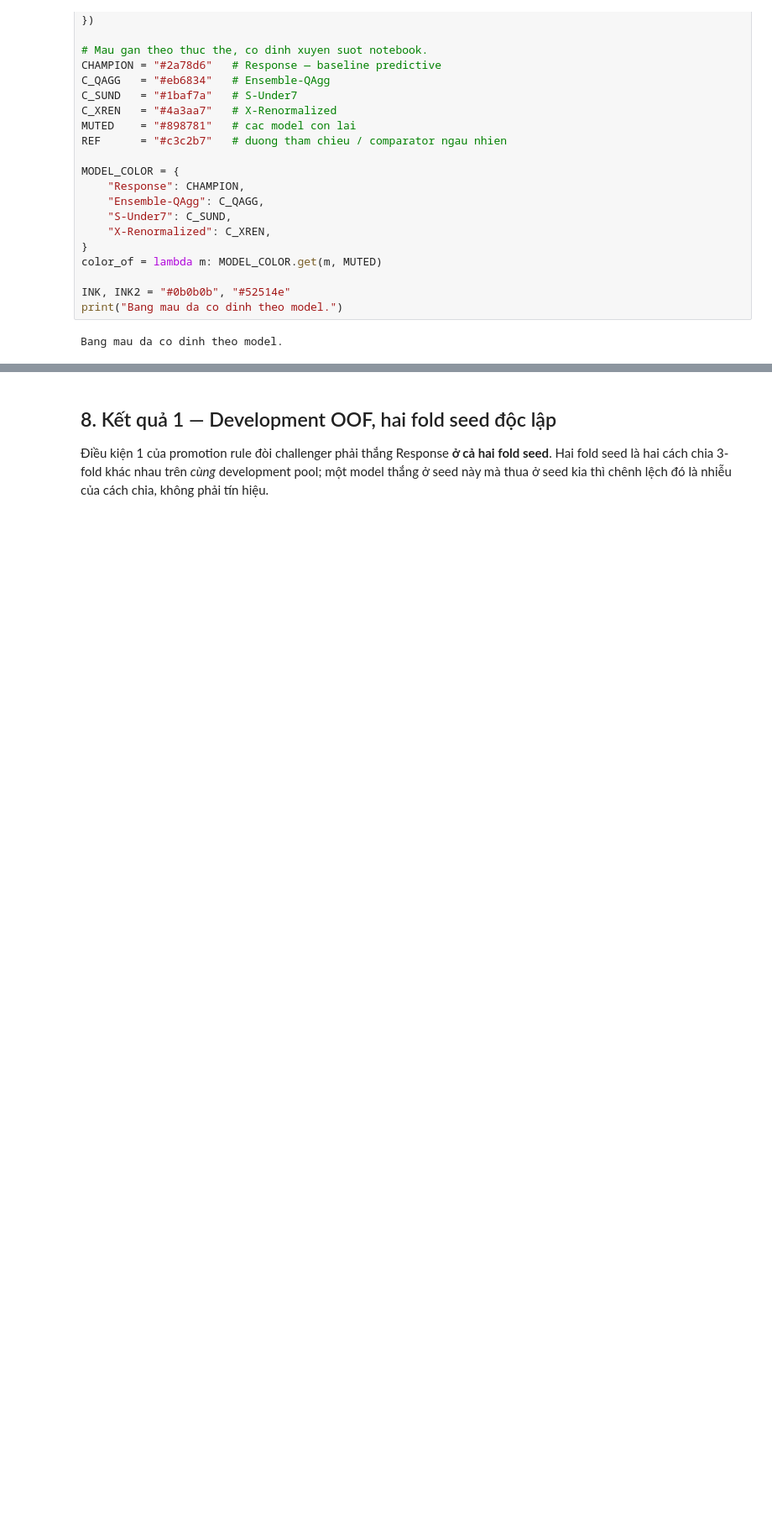
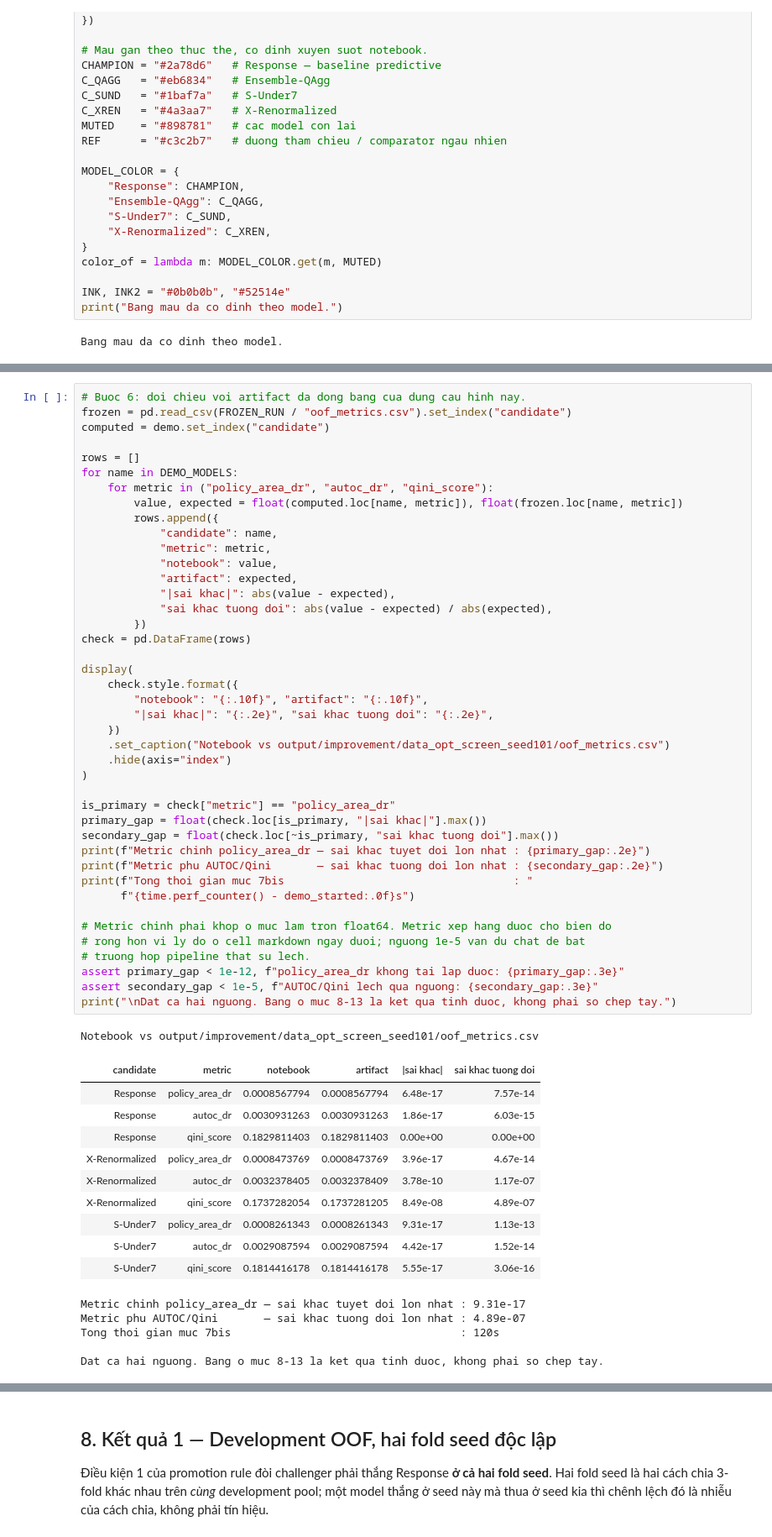
Before and after one commit to ThanhDatVN/Causal-Uplift-for-Activation-and-Retention, a Jupyter notebook: notebooks/02_modeling_and_evaluation.ipynb, the cells around one changed output, grey strips where cells are left out. Shown at 84% size. Saved outputs shown, nothing was run; the diff lists cells and outputs as text; blank space fills up the shorter version.

```diff
--- a/notebooks/02_modeling_and_evaluation.ipynb
+++ b/notebooks/02_modeling_and_evaluation.ipynb
@@ -341,0 +546,59 @@ Bang mau da co dinh theo model.
+# %%
+# Buoc 6: doi chieu voi artifact da dong bang cua dung cau hinh nay.
+frozen = pd.read_csv(FROZEN_RUN / "oof_metrics.csv").set_index("candidate")
+computed = demo.set_index("candidate")
+
+rows = []
+for name in DEMO_MODELS:
+    for metric in ("policy_area_dr", "autoc_dr", "qini_score"):
+        value, expected = float(computed.loc[name, metric]), float(frozen.loc[name, metric])
+        rows.append({
+            "candidate": name,
+            "metric": metric,
+            "notebook": value,
+            "artifact": expected,
+            "|sai khac|": abs(value - expected),
+            "sai khac tuong doi": abs(value - expected) / abs(expected),
+        })
+check = pd.DataFrame(rows)
+
+display(
+    check.style.format({
+        "notebook": "{:.10f}", "artifact": "{:.10f}",
+        "|sai khac|": "{:.2e}", "sai khac tuong doi": "{:.2e}",
+    })
+    .set_caption("Notebook vs output/improvement/data_opt_screen_seed101/oof_metrics.csv")
+    .hide(axis="index")
+)
+
+is_primary = check["metric"] == "policy_area_dr"
+primary_gap = float(check.loc[is_primary, "|sai khac|"].max())
+secondary_gap = float(check.loc[~is_primary, "sai khac tuong doi"].max())
+print(f"Metric chinh policy_area_dr — sai khac tuyet doi lon nhat : {primary_gap:.2e}")
+print(f"Metric phu AUTOC/Qini       — sai khac tuong doi lon nhat : {secondary_gap:.2e}")
+print(f"Tong thoi gian muc 7bis                                   : "
+      f"{time.perf_counter() - demo_started:.0f}s")
+
+# Metric chinh phai khop o muc lam tron float64. Metric xep hang duoc cho bien do
+# rong hon vi ly do o cell markdown ngay duoi; nguong 1e-5 van du chat de bat
+# truong hop pipeline that su lech.
+assert primary_gap < 1e-12, f"policy_area_dr khong tai lap duoc: {primary_gap:.3e}"
+assert secondary_gap < 1e-5, f"AUTOC/Qini lech qua nguong: {secondary_gap:.3e}"
+print("\nDat ca hai nguong. Bang o muc 8-13 la ket qua tinh duoc, khong phai so chep tay.")
+# %% [output]
+Notebook vs output/improvement/data_opt_screen_seed101/oof_metrics.csv
+| candidate | metric | notebook | artifact | |sai khac| | sai khac tuong doi |
+| Response | policy_area_dr | 0.0008567794 | 0.0008567794 | 6.48e-17 | 7.57e-14 |
+| Response | autoc_dr | 0.0030931263 | 0.0030931263 | 1.86e-17 | 6.03e-15 |
+| Response | qini_score | 0.1829811403 | 0.1829811403 | 0.00e+00 | 0.00e+00 |
+| X-Renormalized | policy_area_dr | 0.0008473769 | 0.0008473769 | 3.96e-17 | 4.67e-14 |
+| X-Renormalized | autoc_dr | 0.0032378405 | 0.0032378409 | 3.78e-10 | 1.17e-07 |
+| X-Renormalized | qini_score | 0.1737282054 | 0.1737281205 | 8.49e-08 | 4.89e-07 |
+| S-Under7 | policy_area_dr | 0.0008261343 | 0.0008261343 | 9.31e-17 | 1.13e-13 |
+| S-Under7 | autoc_dr | 0.0029087594 | 0.0029087594 | 4.42e-17 | 1.52e-14 |
+| S-Under7 | qini_score | 0.1814416178 | 0.1814416178 | 5.55e-17 | 3.06e-16 |
+Metric chinh policy_area_dr — sai khac tuyet doi lon nhat : 9.31e-17
+Metric phu AUTOC/Qini       — sai khac tuong doi lon nhat : 4.89e-07
+Tong thoi gian muc 7bis                                   : 120s
+
+Dat ca hai nguong. Bang o muc 8-13 la ket qua tinh duoc, khong phai so chep tay.
```
Also changed, not shown: parts of 8 cells of this notebook, 4 other files.
